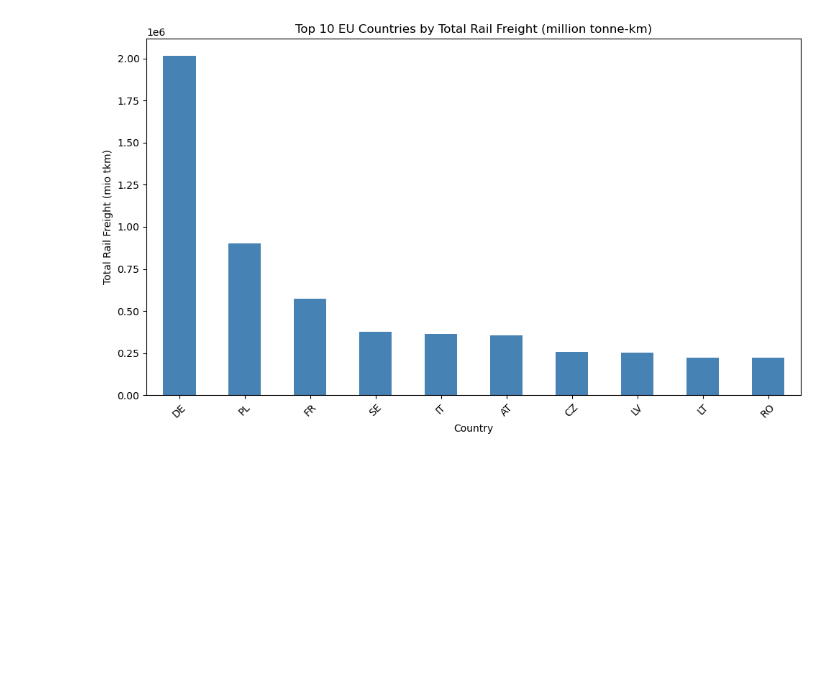
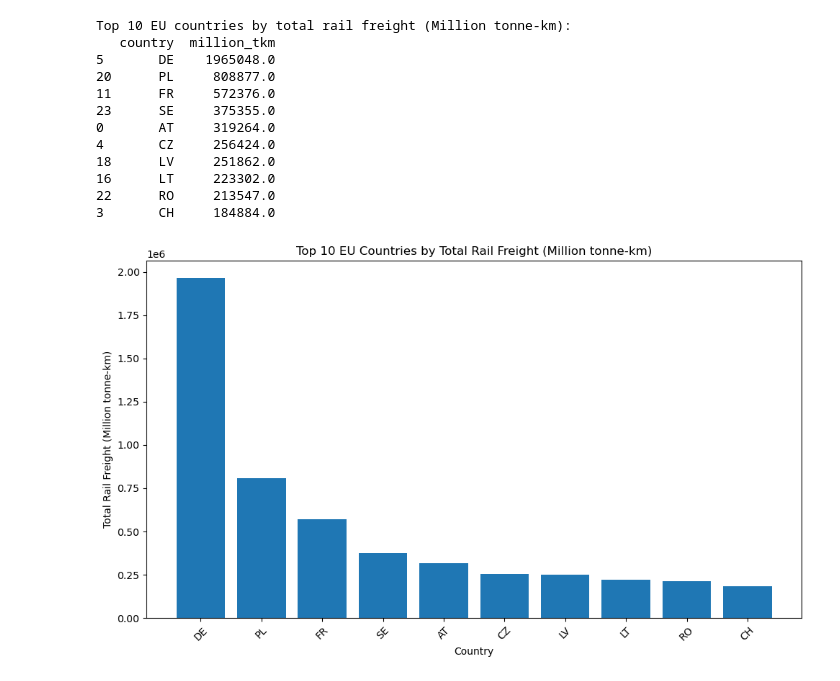
Before and after one commit to etyurkay/TIL6022-Group-Project, a Jupyter notebook: Data/Notebooks/rail_freight_analysis_PS.ipynb, the cells around one changed output. Cells and saved outputs as stored; diff of their text form; code cells hidden in the pictures; blank space fills up the shorter version.

```diff
--- a/Data/Notebooks/rail_freight_analysis_PS.ipynb
+++ b/Data/Notebooks/rail_freight_analysis_PS.ipynb
@@ -10,25 +5,48 @@ data = pd.read_csv("../Processed/merged_eurostat_clean.csv")
 # %%
-# Top 10 EU Countries by Total Rail Freight (million tonne-km)
-data['geo'] = data['geo'].astype(str).str.strip().str.upper()
-data['rail_f_total_Nat&INT_mio_tkm'] = pd.to_numeric(
-    data['rail_f_total_Nat&INT_mio_tkm'], errors='coerce'
-).fillna(0)
 
-# Aggregating total rail freight by country
-country_totals = (
-    data.groupby('geo')['rail_f_total_Nat&INT_mio_tkm']
-    .sum()
-    .sort_values(ascending=False)
-)
+# Which top and bottom 5 EU countries have the most and least train freight?
+# Loading the dataset
+df = pd.read_csv("../Processed/merged_eurostat_clean_V2.csv")
 
-# Plotting top 10 countries
+# Renaming columns for clarity
+df = df.rename(columns={
+    "geo": "country",
+    "TIME_PERIOD": "year",
+    "NST_TOTAL_MIO_TKM": "million_tkm"
+})
+
+# Converting freight column to numeric
+df["million_tkm"] = pd.to_numeric(df["million_tkm"], errors="coerce")
+
+# Summing total rail freight by country over all years
+total_freight = df.groupby("country")["million_tkm"].sum().reset_index()
+
+# Sorting and selecting Top 10
+top10 = total_freight.sort_values(by="million_tkm", ascending=False).head(10)
+
+print("Top 10 EU countries by total rail freight (Million tonne-km):")
+print(top10)
+
+# Plotting Top 10
 plt.figure(figsize=(10,6))
-country_totals.head(10).plot(kind='bar', color='steelblue')
-plt.title('Top 10 EU Countries by Total Rail Freight (million tonne-km)')
-plt.xlabel('Country')
-plt.ylabel('Total Rail Freight (mio tkm)')
+plt.bar(top10["country"], top10["million_tkm"])
+plt.title("Top 10 EU Countries by Total Rail Freight (Million tonne-km)")
+plt.xlabel("Country")
+plt.ylabel("Total Rail Freight (Million tonne-km)")
 plt.xticks(rotation=45)
 plt.tight_layout()
 plt.show()
 # %% [output]
+Top 10 EU countries by total rail freight (Million tonne-km):
+   country  million_tkm
+5       DE    1965048.0
+20      PL     808877.0
+11      FR     572376.0
+23      SE     375355.0
+0       AT     319264.0
+4       CZ     256424.0
+18      LV     251862.0
+16      LT     223302.0
+22      RO     213547.0
+3       CH     184884.0
-[figure, old version]
+[figure, new version]
```
Also changed, not shown: parts of 11 cells of this notebook.
